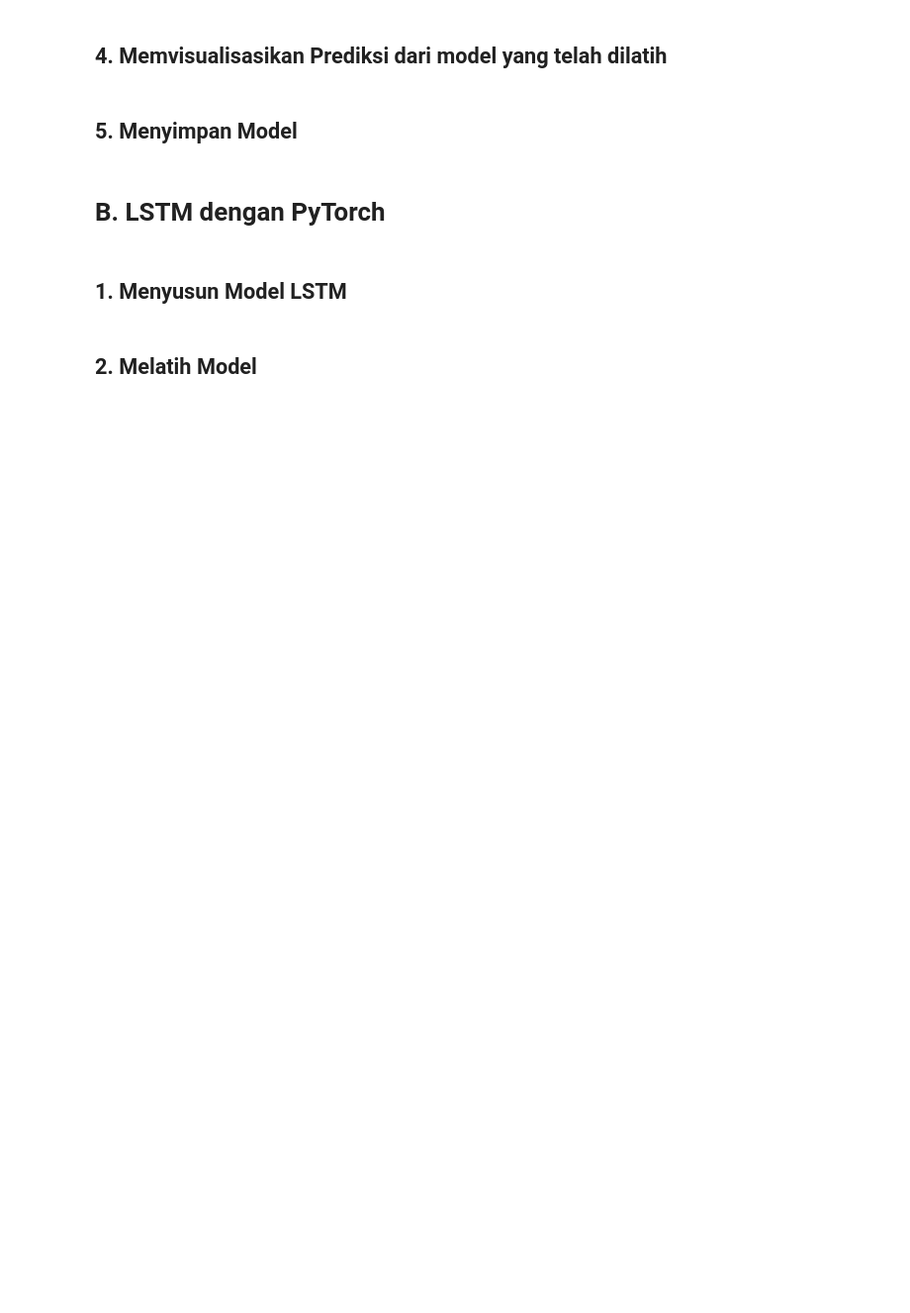
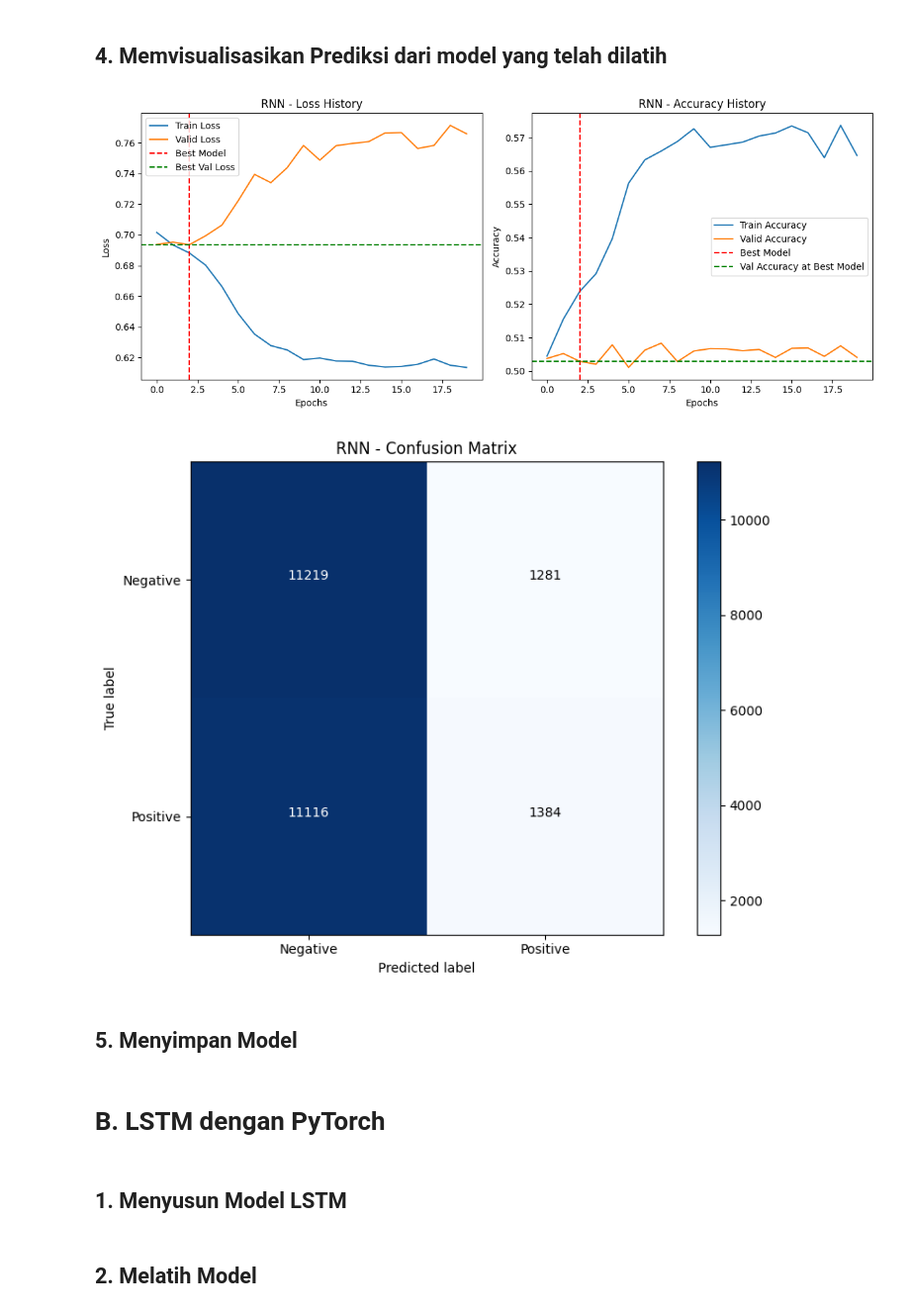
Before and after one commit to Kaasyiful/tugas-deep-learning, a Jupyter notebook: week5/PyTorch/Deep_Learning_Week_5_PyTorch.ipynb, the cells around one changed output. Shown at 99% size. Cells and saved outputs as stored; diff of their text form; code cells hidden in the pictures; blank space fills up the shorter version.

```diff
--- a/week5/PyTorch/Deep_Learning_Week_5_PyTorch.ipynb
+++ b/week5/PyTorch/Deep_Learning_Week_5_PyTorch.ipynb
@@ -303,13 +230,19 @@ def evaluate_model(model, test_loader, criterion):
 ## 6. Menyiapkan Fungsi Visualisasi
 # %%
 # Fungsi untuk membuat visualisasi hasil
+# Fungsi untuk membuat visualisasi training history
 def plot_training_history(history, model_name):
     plt.figure(figsize=(12, 5))
 
-    # Plot Loss
+    best_epoch = history['val_loss'].index(min(history['val_loss']))
+    best_val_loss = min(history['val_loss'])
+
+    # Plot Loss, dengan tanda pada titik terbaik
     plt.subplot(1, 2, 1)
-    plt.plot(history['train_losses'], label='Train Loss')
-    plt.plot(history['valid_losses'], label='Valid Loss')
+    plt.plot(history['loss'], label='Train Loss')
+    plt.plot(history['val_loss'], label='Valid Loss')
+    plt.axvline(x=best_epoch, color='r', linestyle='--', label='Best Model')
+    plt.axhline(y=best_val_loss, color='g', linestyle='--', label='Best Val Loss')
     plt.title(f'{model_name} - Loss History')
     plt.xlabel('Epochs')
     plt.ylabel('Loss')
@@ -317,15 +250,17 @@ def plot_training_history(history, model_name):
 
     # Plot Accuracy
     plt.subplot(1, 2, 2)
-    plt.plot(history['train_accs'], label='Train Accuracy')
-    plt.plot(history['valid_accs'], label='Valid Accuracy')
+    plt.plot(history['accuracy'], label='Train Accuracy')
+    plt.plot(history['val_accuracy'], label='Valid Accuracy')
+    plt.axvline(x=best_epoch, color='r', linestyle='--', label='Best Model')
+    plt.axhline(y=history['val_accuracy'][best_epoch], color='g', linestyle='--', label='Val Accuracy at Best Model')
     plt.title(f'{model_name} - Accuracy History')
     plt.xlabel('Epochs')
     plt.ylabel('Accuracy')
     plt.legend()
 
     plt.tight_layout()
-    plt.savefig(f'training_history_pytorch_{model_name}.png')
+    plt.savefig(f'training_history_tensorflow_{model_name}.png')
     plt.show()
 
 # Fungsi untuk membuat confusion matrix
@@ -448,8 +364,8 @@ model_rnn = RNNModel(
 # %%
 # Loss function dan optimizer
 criterion = nn.BCELoss()
-rnn_optimizer = optim.Adam(model_rnn.parameters(), lr=LEARNING_RATE)
+optimizer_rnn = optim.Adam(model_rnn.parameters(), lr=LEARNING_RATE)
 
 # Melatih model RNN
 print("Melatih model RNN...")
-rnn_history = train_model(model_rnn, train_loader, valid_loader, rnn_optimizer, criterion, EPOCHS)
+history_rnn = train_model(model_rnn, train_loader, criterion, optimizer_rnn, DEVICE, epochs=EPOCHS, model_name='rnn')
@@ -460,0 +392,10 @@ rnn_results = evaluate_model(model_rnn, test_loader, criterion)
+# %%
+# Evaluasi model RNN
+result_rnn = evaluate_model(model_rnn, test_loader, criterion, DEVICE)
+print("Evaluasi model RNN selesai.")
+print(f"Loss: {result_rnn['loss']:.4f}")
+print(f"Accuracy: {result_rnn['accuracy']:.4f}")
+print(f"Precision: {result_rnn['precision']:.4f}")
+print(f"Recall: {result_rnn['recall']:.4f}")
+print(f"F1 Score: {result_rnn['f1']:.4f}")
+print(f"AUC: {result_rnn['auc']:.4f}")
@@ -462,11 +411,14 @@ rnn_results = evaluate_model(model_rnn, test_loader, criterion)
 ## 4. Memvisualisasikan Prediksi dari model yang telah dilatih
 # %%
 # Plotting hasil pelatihan
-plot_training_history(rnn_history, "RNN")
+plot_training_history(history_rnn, "RNN")
 
 # Plotting confusion matrix
-y_pred_rnn = (rnn_results['all_predictions'] > 0.5).astype(int)
+y_pred_rnn = np.array(result_rnn['y_pred']).astype(int)
 plot_confusion_matrix(y_test, y_pred_rnn, "RNN")
+# %% [output]
+[figure, added]
+[figure, added]
 # %% [markdown]
 ## 5. Menyimpan Model
 # %%
```
Also changed, not shown: parts of 31 cells of this notebook, 30 other files.
